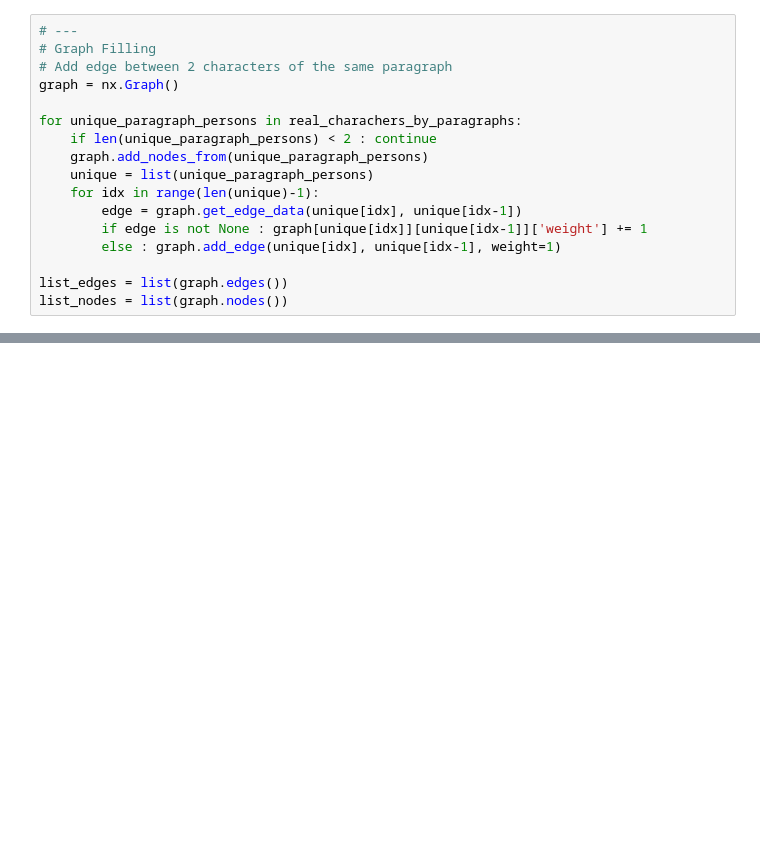
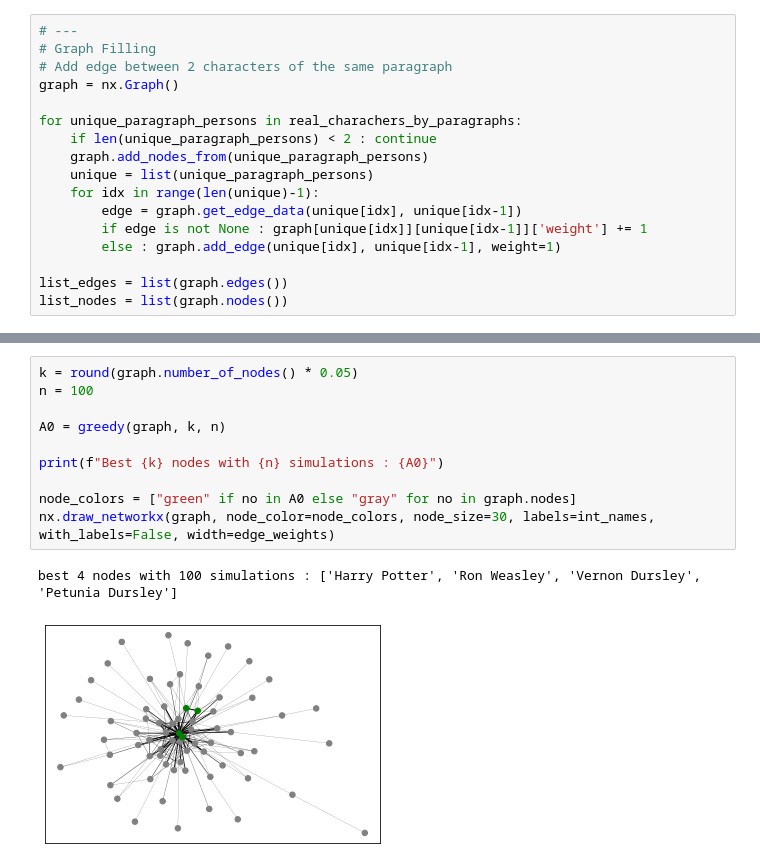
Before and after one commit to romaingrx/LINMA2472-Homeworks, a Jupyter notebook: Homework 1/Lioche_Book_Characters.ipynb, the cells around one changed output, grey strips where cells are left out. Cells and saved outputs as stored; diff of their text form; blank space fills up the shorter version.

Commit message:
Integration of Romain's Greedy implentation of IMP (and rework)

```diff
--- a/Homework 1/Lioche_Book_Characters.ipynb
+++ b/Homework 1/Lioche_Book_Characters.ipynb
@@ -219,0 +280,13 @@ plt.hist(kcore_hist, bins=len(kcore_output.keys()))
+# %%
+k = round(graph.number_of_nodes() * 0.05)
+n = 100
+
+A0 = greedy(graph, k, n)
+
+print(f"Best {k} nodes with {n} simulations : {A0}")
+
+node_colors = ["green" if no in A0 else "gray" for no in graph.nodes]
+nx.draw_networkx(graph, node_color=node_colors, node_size=30, labels=int_names, with_labels=False, width=edge_weights)
+# %% [output]
+best 4 nodes with 100 simulations : ['Harry Potter', 'Ron Weasley', 'Vernon Dursley', 'Petunia Dursley']
+[figure, added]
```
Also changed, not shown: parts of 5 cells of this notebook, 4 other files.
